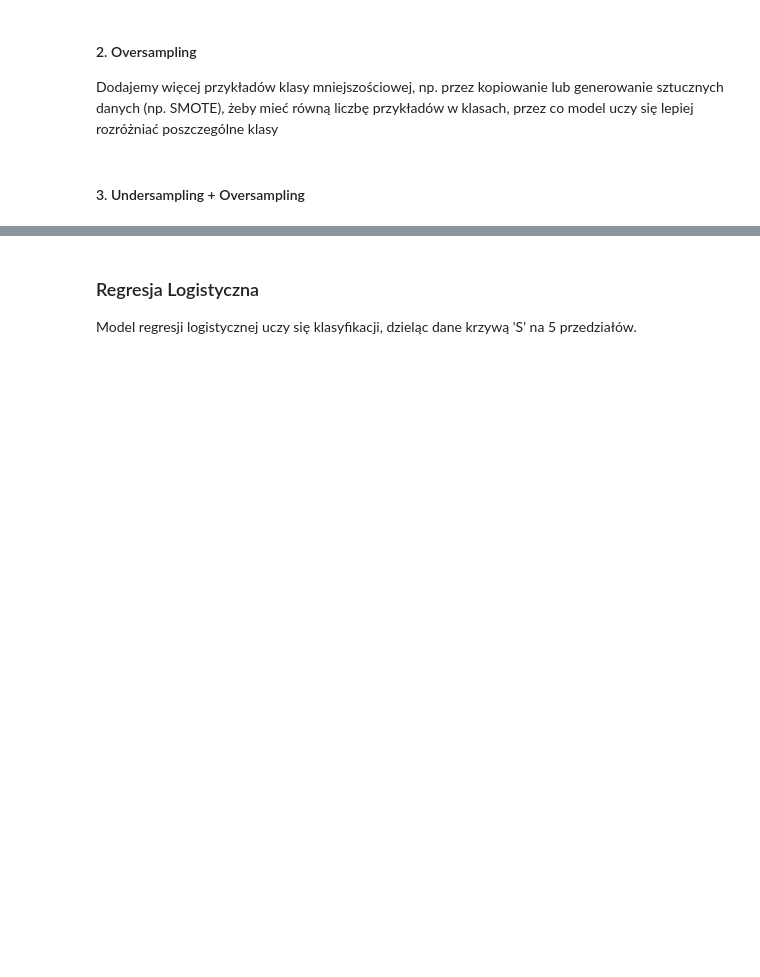
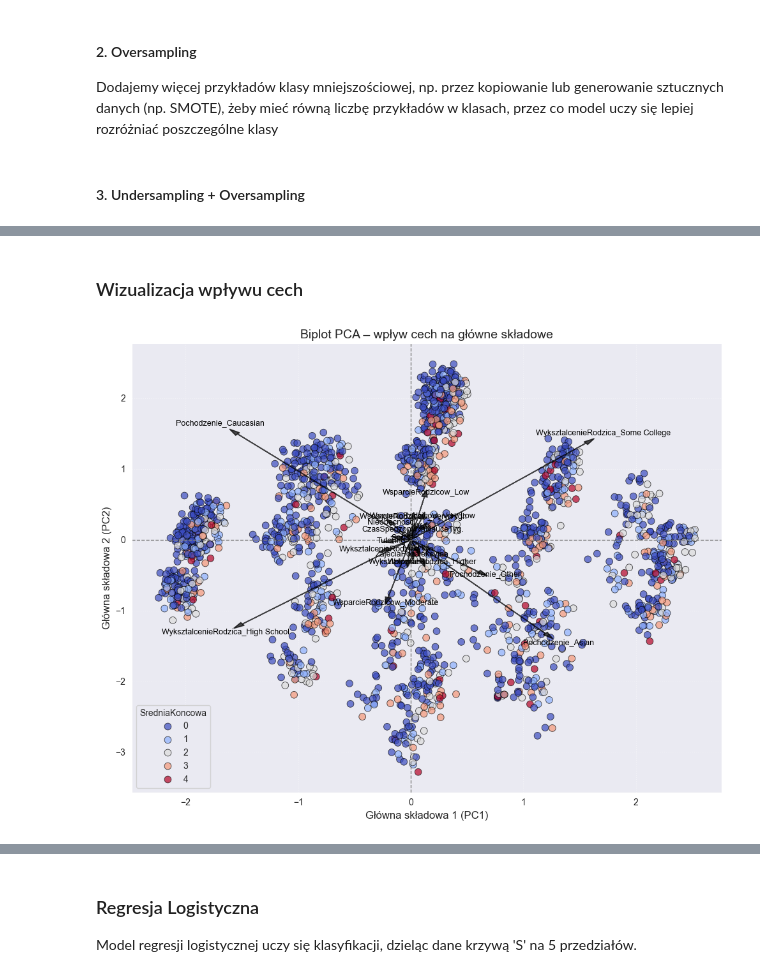
Before and after one commit to Polinez/MLClassProject, a Jupyter notebook: UM_Wandzel_Walus_Adamiak_Szymczyk.ipynb, the cells around one changed output, grey strips where cells are left out. Cells and saved outputs as stored; diff of their text form; code cells hidden in the pictures; blank space fills up the shorter version.

```diff
--- a/UM_Wandzel_Walus_Adamiak_Szymczyk.ipynb
+++ b/UM_Wandzel_Walus_Adamiak_Szymczyk.ipynb
@@ -553,0 +482,8 @@ Dodajemy więcej przykładów klasy mniejszościowej, np. przez kopiowanie lub g
+# %%
+loadings = pd.DataFrame(pca.components_.T, columns=['PC1', 'PC2'], index=data.drop(columns=['SredniaKoncowa', 'Ocena']).columns)
+
+print("Najbardziej wpływające cechy na PC1:")
+print(loadings['PC1'].sort_values(ascending=False).head(5))
+
+print("\nNajbardziej wpływające cechy na PC2:")
+print(loadings['PC2'].sort_values(ascending=False).head(5))
@@ -553,0 +506,35 @@ Dodajemy więcej przykładów klasy mniejszościowej, np. przez kopiowanie lub g
+# %% [markdown]
+### Wizualizacja wpływu cech
+# %%
+plt.figure(figsize=(10, 8))
+
+# Punkty – studenci w przestrzeni PCA
+sns.scatterplot(x=X_train_pca[:, 0], y=X_train_pca[:, 1], hue=y_train, palette='coolwarm', s=60, alpha=0.7, edgecolor='k')
+
+# Strzałki – wektory cech (ładunki PCA)
+#  - Długość strzałki - siła wpływu cechy.
+#  - Kierunek strzałki - jak cecha koreluje z PC1 i PC2.
+#  - Jeśli dwie strzałki są blisko siebie - te cechy są ze sobą skorelowane.
+#  - Jeśli strzałka jest daleko od środka - ta cecha mocno wpływa na któryś z komponentów.
+
+skalowanie = 3
+
+for i, cecha in enumerate(loadings.index):
+    x_wektor = loadings['PC1'].iloc[i] * skalowanie
+    y_wektor = loadings['PC2'].iloc[i] * skalowanie
+
+    plt.arrow(0, 0, x_wektor, y_wektor, color='black', alpha=0.7, head_width=0.05, head_length=0.1, linewidth=1.2)
+
+    plt.text(x_wektor * 1.1, y_wektor * 1.1, cecha, fontsize=9, color='black', ha='center', va='center')
+
+plt.title('Biplot PCA – wpływ cech na główne składowe', fontsize=14)
+plt.xlabel('Główna składowa 1 (PC1)', fontsize=12)
+plt.ylabel('Główna składowa 2 (PC2)', fontsize=12)
+plt.axhline(0, color='gray', linestyle='--', lw=1)
+plt.axvline(0, color='gray', linestyle='--', lw=1)
+plt.grid(True, linestyle=':', alpha=0.5)
+plt.legend(title='SredniaKoncowa', loc='best')
+plt.tight_layout()
+plt.show()
+# %% [output]
+[figure, added]
```
Also changed, not shown: parts of 26 cells of this notebook.
